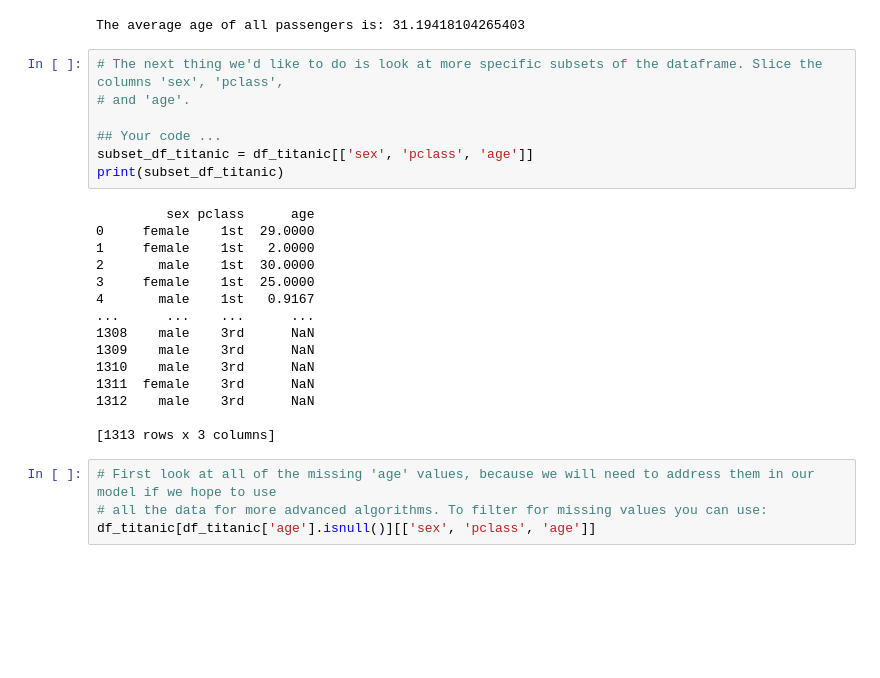
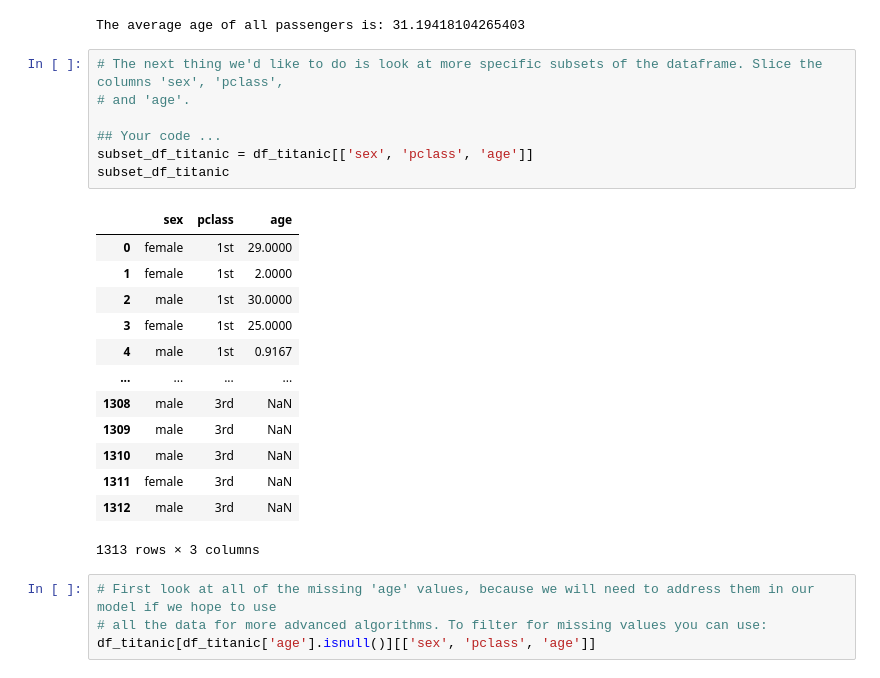
Before and after one commit to MaximilianSajonz/DAMI-Python-Assignments, a Jupyter notebook: Titanic_Problem/who survived the titanic.ipynb, the cells around one changed output. Cells and saved outputs as stored; diff of their text form; blank space fills up the shorter version.

```diff
--- a/Titanic_Problem/who survived the titanic.ipynb
+++ b/Titanic_Problem/who survived the titanic.ipynb
@@ -130,25 +125,24 @@ The average age of all passengers is: 31.19418104265403
 # %%
 # The next thing we'd like to do is look at more specific subsets of the dataframe. Slice the columns 'sex', 'pclass',
 # and 'age'.
 
 ## Your code ...
 subset_df_titanic = df_titanic[['sex', 'pclass', 'age']]
-print(subset_df_titanic)
+subset_df_titanic
 # %% [output]
+|  | sex | pclass | age |
+| 0 | female | 1st | 29.0000 |
+| 1 | female | 1st | 2.0000 |
+| 2 | male | 1st | 30.0000 |
+| 3 | female | 1st | 25.0000 |
+| 4 | male | 1st | 0.9167 |
+| ... | ... | ... | ... |
+| 1308 | male | 3rd | NaN |
+| 1309 | male | 3rd | NaN |
+| 1310 | male | 3rd | NaN |
+| 1311 | female | 3rd | NaN |
+| 1312 | male | 3rd | NaN |
-         sex pclass      age
-0     female    1st  29.0000
-1     female    1st   2.0000
-2       male    1st  30.0000
-3     female    1st  25.0000
-4       male    1st   0.9167
-...      ...    ...      ...
-1308    male    3rd      NaN
-1309    male    3rd      NaN
-1310    male    3rd      NaN
-1311  female    3rd      NaN
-1312    male    3rd      NaN
-
-[1313 rows x 3 columns]
+1313 rows × 3 columns
 # %%
 # First look at all of the missing 'age' values, because we will need to address them in our model if we hope to use
 # all the data for more advanced algorithms. To filter for missing values you can use:
```
Also changed, not shown: parts of 10 cells of this notebook, 8 other files.
